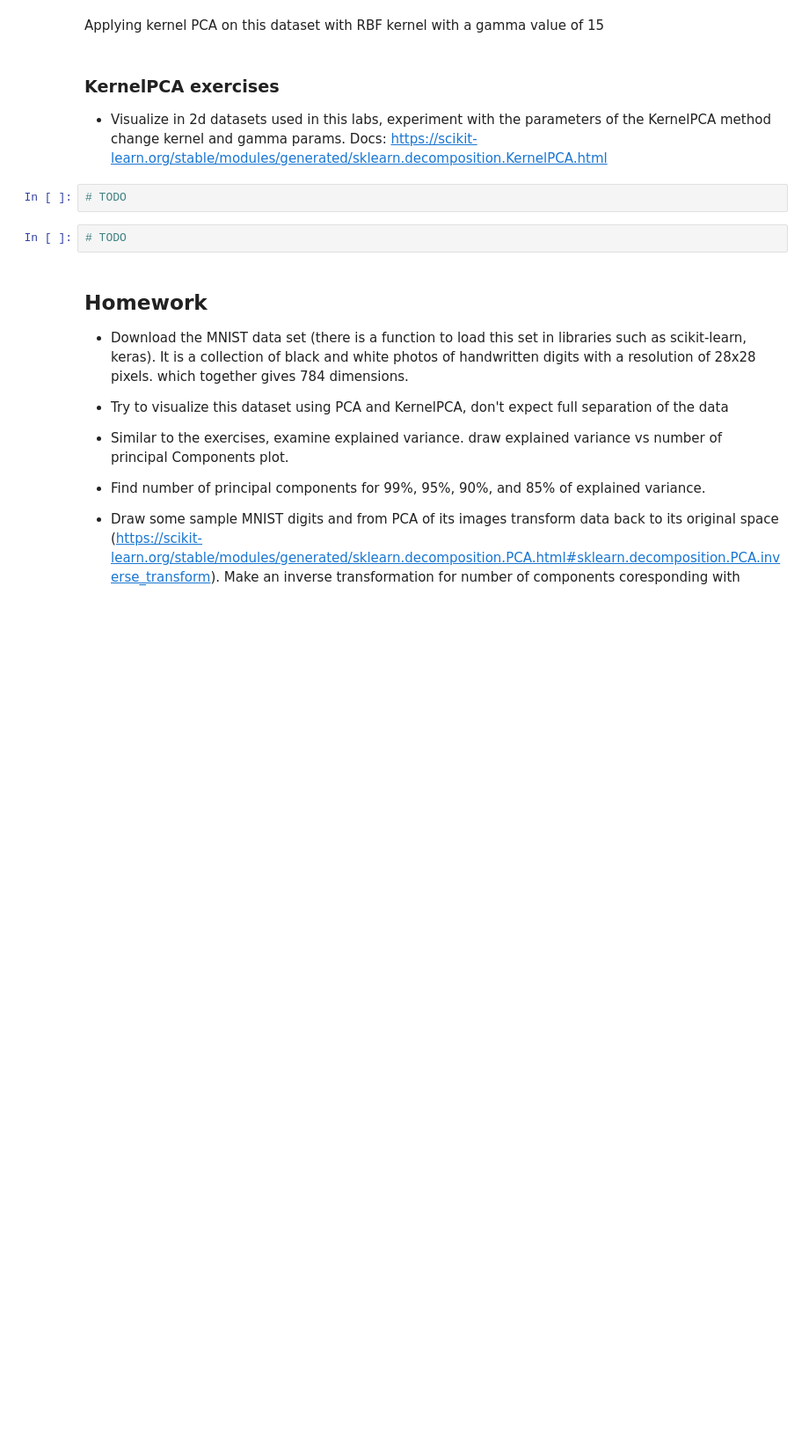
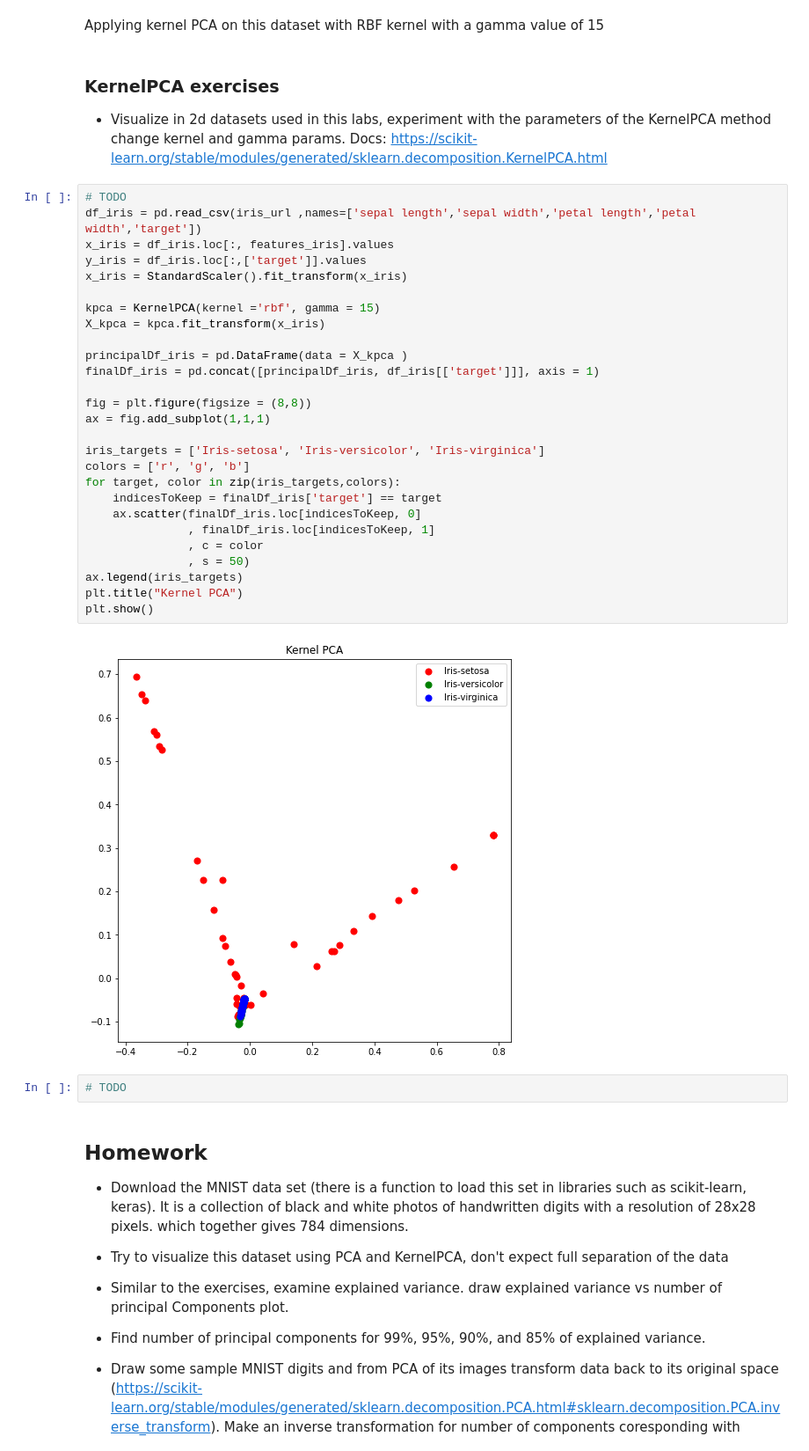
Before and after one commit to PKopel/data-embedding, a Jupyter notebook: pca_kernelpca_lab.ipynb, the cells around one changed output. Shown at 88% size. Drawn from its saved outputs; the diff is of its cells as text; blank space fills up the shorter version.

Commit message:
Add part of kernel pca task

```diff
--- a/pca_kernelpca_lab.ipynb
+++ b/pca_kernelpca_lab.ipynb
@@ -359,8 +359,35 @@ Applying kernel PCA on this dataset with RBF kernel with a gamma value of 15
 ### KernelPCA exercises
 
 * Visualize in 2d datasets used in this labs, experiment with the parameters of the KernelPCA method change kernel and gamma params. Docs: https://scikit-learn.org/stable/modules/generated/sklearn.decomposition.KernelPCA.html
-# %%
-# TODO
+# %%
+# TODO
+df_iris = pd.read_csv(iris_url ,names=['sepal length','sepal width','petal length','petal width','target'])
+x_iris = df_iris.loc[:, features_iris].values
+y_iris = df_iris.loc[:,['target']].values
+x_iris = StandardScaler().fit_transform(x_iris)
+
+kpca = KernelPCA(kernel ='rbf', gamma = 15)
+X_kpca = kpca.fit_transform(x_iris)
+
+principalDf_iris = pd.DataFrame(data = X_kpca )
+finalDf_iris = pd.concat([principalDf_iris, df_iris[['target']]], axis = 1)
+
+fig = plt.figure(figsize = (8,8))
+ax = fig.add_subplot(1,1,1)
+
+iris_targets = ['Iris-setosa', 'Iris-versicolor', 'Iris-virginica']
+colors = ['r', 'g', 'b']
+for target, color in zip(iris_targets,colors):
+    indicesToKeep = finalDf_iris['target'] == target
+    ax.scatter(finalDf_iris.loc[indicesToKeep, 0]
+               , finalDf_iris.loc[indicesToKeep, 1]
+               , c = color
+               , s = 50)
+ax.legend(iris_targets)
+plt.title("Kernel PCA")
+plt.show()
+# %% [output]
+[figure, added]
 # %%
 # TODO
 # %% [markdown]
```
